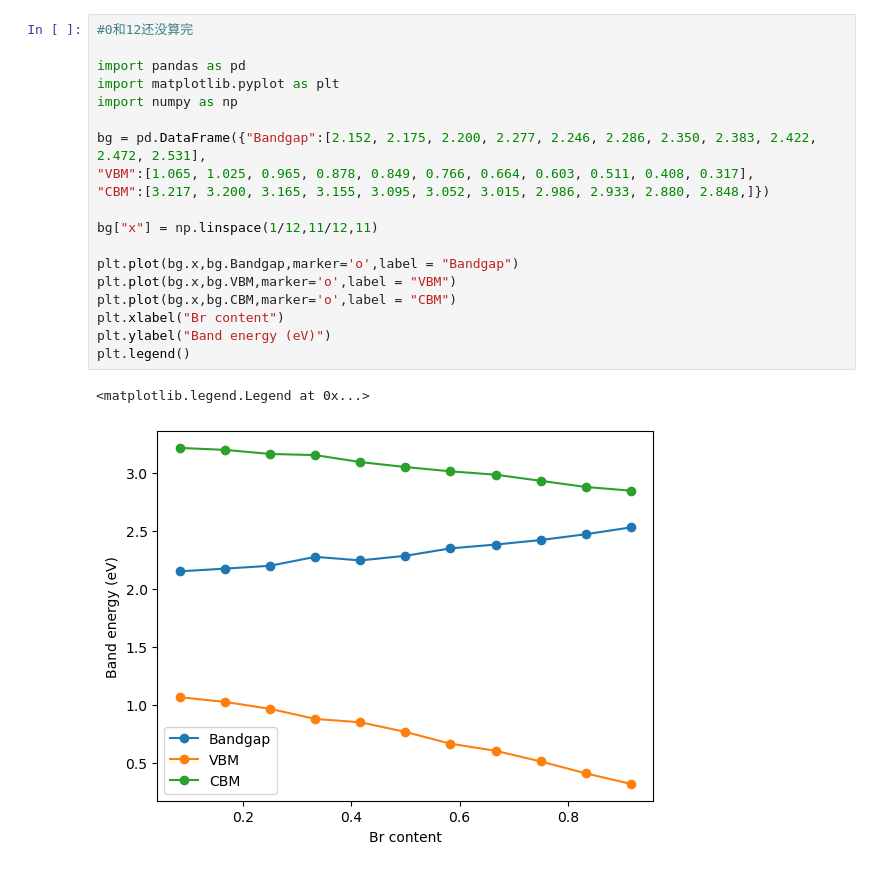
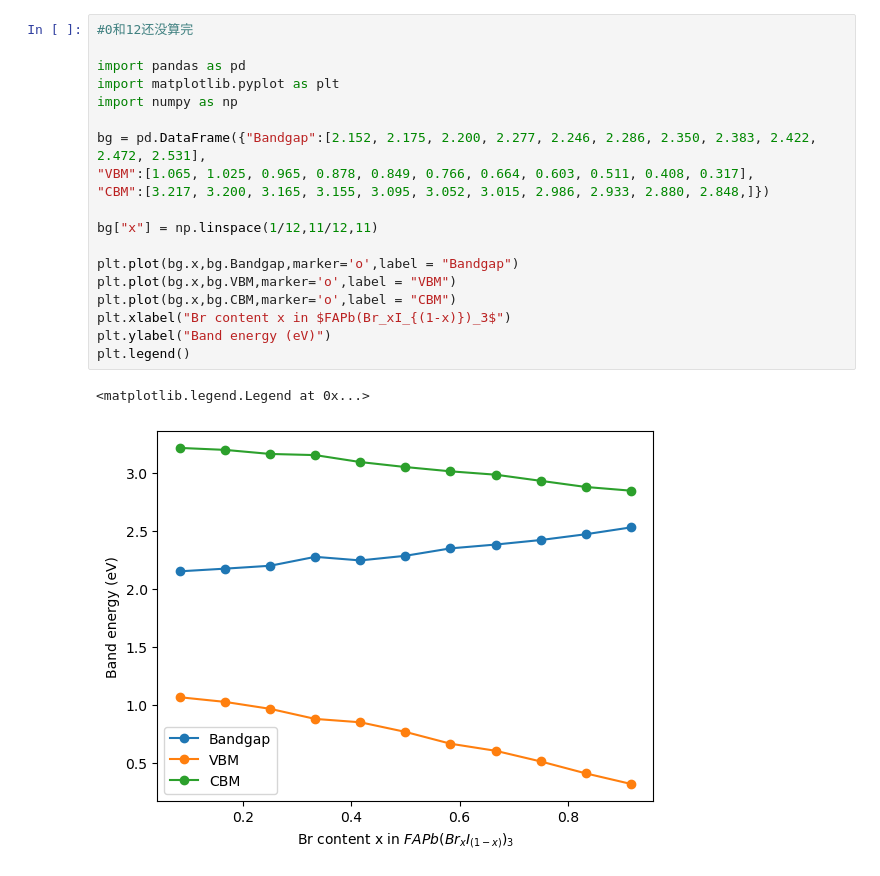
Before and after one commit to SAMAece/Jupyterlab, a Jupyter notebook: Used/bandgap/bandgap_hybrid.ipynb, the cells around one changed output. Cells and saved outputs as stored; diff of their text form.

```diff
--- a/Used/bandgap/bandgap_hybrid.ipynb
+++ b/Used/bandgap/bandgap_hybrid.ipynb
@@ -1,25 +1,25 @@
 # %%
 #0和12还没算完
 
 import pandas as pd
 import matplotlib.pyplot as plt
 import numpy as np
 
 bg = pd.DataFrame({"Bandgap":[2.152, 2.175, 2.200, 2.277, 2.246, 2.286, 2.350, 2.383, 2.422, 2.472, 2.531],
 "VBM":[1.065, 1.025, 0.965, 0.878, 0.849, 0.766, 0.664, 0.603, 0.511, 0.408, 0.317],
 "CBM":[3.217, 3.200, 3.165, 3.155, 3.095, 3.052, 3.015, 2.986, 2.933, 2.880, 2.848,]})
 
 bg["x"] = np.linspace(1/12,11/12,11)
 
 plt.plot(bg.x,bg.Bandgap,marker='o',label = "Bandgap")
 plt.plot(bg.x,bg.VBM,marker='o',label = "VBM")
 plt.plot(bg.x,bg.CBM,marker='o',label = "CBM")
-plt.xlabel("Br content")
+plt.xlabel("Br content x in $FAPb(Br_xI_{(1-x)})_3$")
 plt.ylabel("Band energy (eV)")
 plt.legend()
 # %% [output]
 <matplotlib.legend.Legend at 0x...>
-[figure, old version]
+[figure, new version]
 # %%
 bg
 # %% [output]
```
Also changed, not shown: parts of 2 cells of this notebook, 3 other files.
